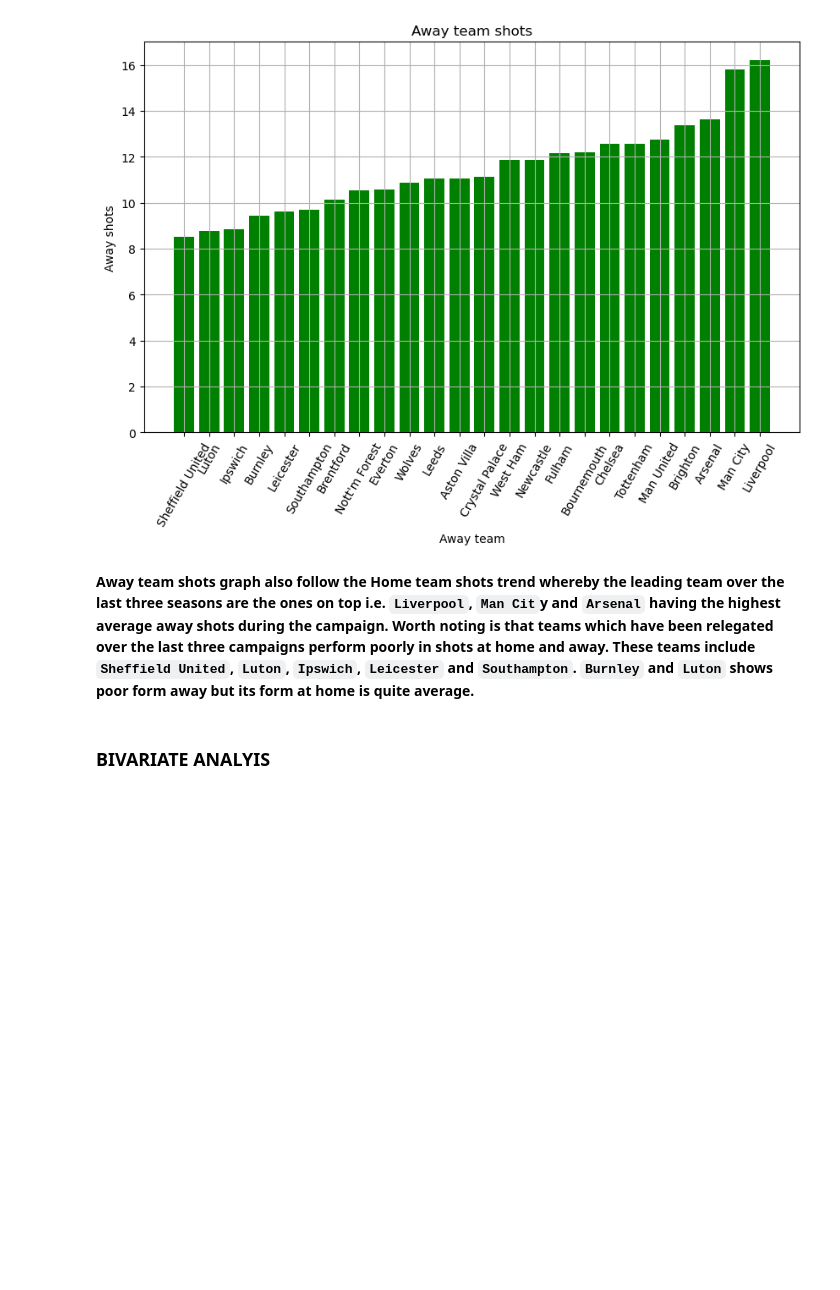
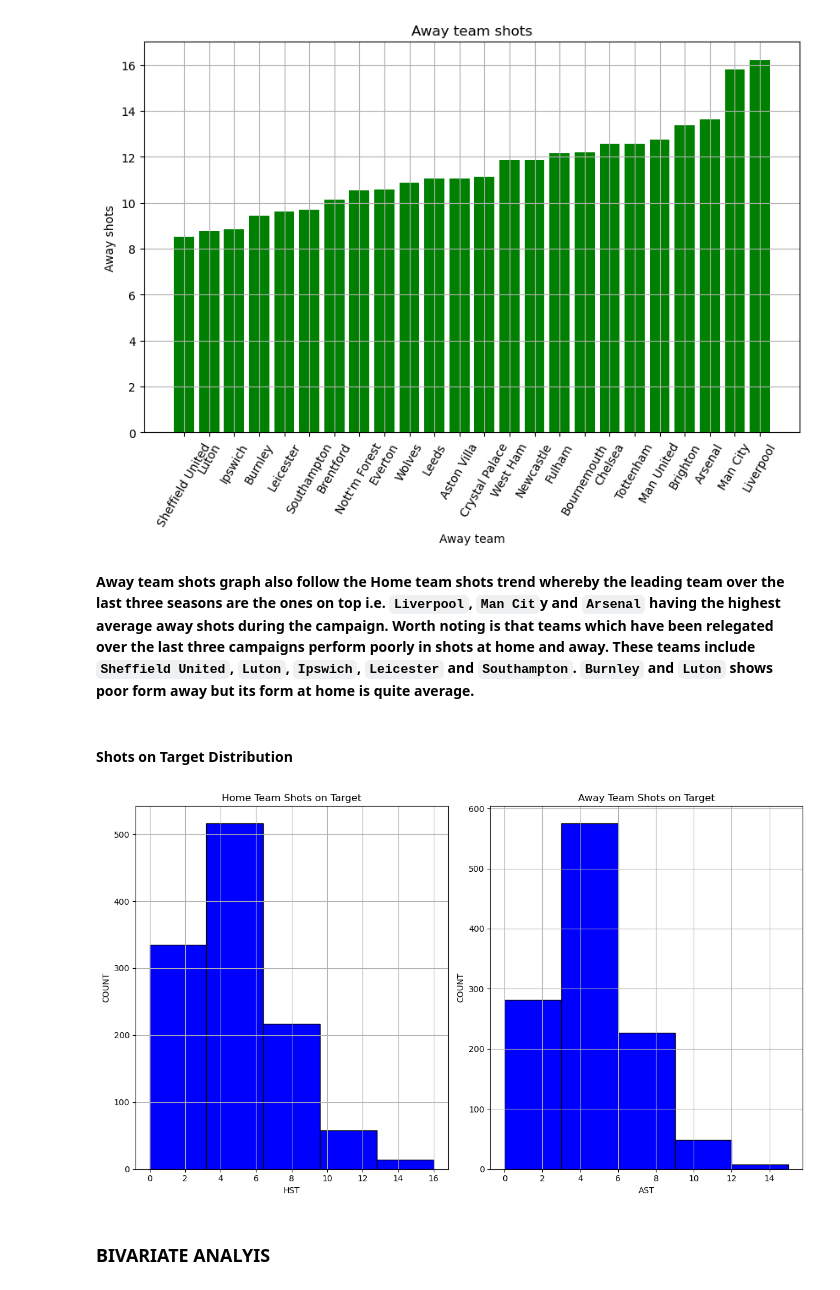
Before and after one commit to C-3DevO/premier_league_2025-2026_Winner, a Jupyter notebook: epl_winner.ipynb, the cells around one changed output. Saved outputs shown, nothing was run; the diff lists cells and outputs as text; code cells hidden in the pictures; blank space fills up the shorter version.

```diff
--- a/epl_winner.ipynb
+++ b/epl_winner.ipynb
@@ -312,6 +357,25 @@ plt.show();
 # %% [markdown]
 **Away team shots graph also follow the Home team shots trend whereby the leading team over the last three seasons are the ones on top i.e. `Liverpool`, `Man Cit`y and `Arsenal` having the highest average away shots during the campaign.
 Worth noting is that teams which have been relegated over the last three campaigns perform poorly in shots at home and away. These teams include `Sheffield United`, `Luton`, `Ipswich`, `Leicester` and `Southampton`. `Burnley` and `Luton` shows poor form away but its form at home is quite average.**
+# %% [markdown]
+#### **Shots on Target Distribution**
+# %%
+target_cols = ['HST', 'AST']
+
+fig, axes = plt.subplots(1, 2, figsize=(12,7))
+
+for ax, col, title in zip(axes, target_cols, ["Home Team Shots on Target", "Away Team Shots on Target"]):
+    ax.hist(data[col], bins=5, color='blue', edgecolor='black')
+    ax.set_title(title)
+    ax.set_xlabel(col)
+    ax.set_ylabel("COUNT")
+    ax.grid(True)
+
+
+plt.tight_layout()
+plt.show();
+# %% [output]
+[figure, added]
 # %% [markdown]
 ### BIVARIATE ANALYIS
 # %%
```
Also changed, not shown: parts of 30 cells of this notebook.
